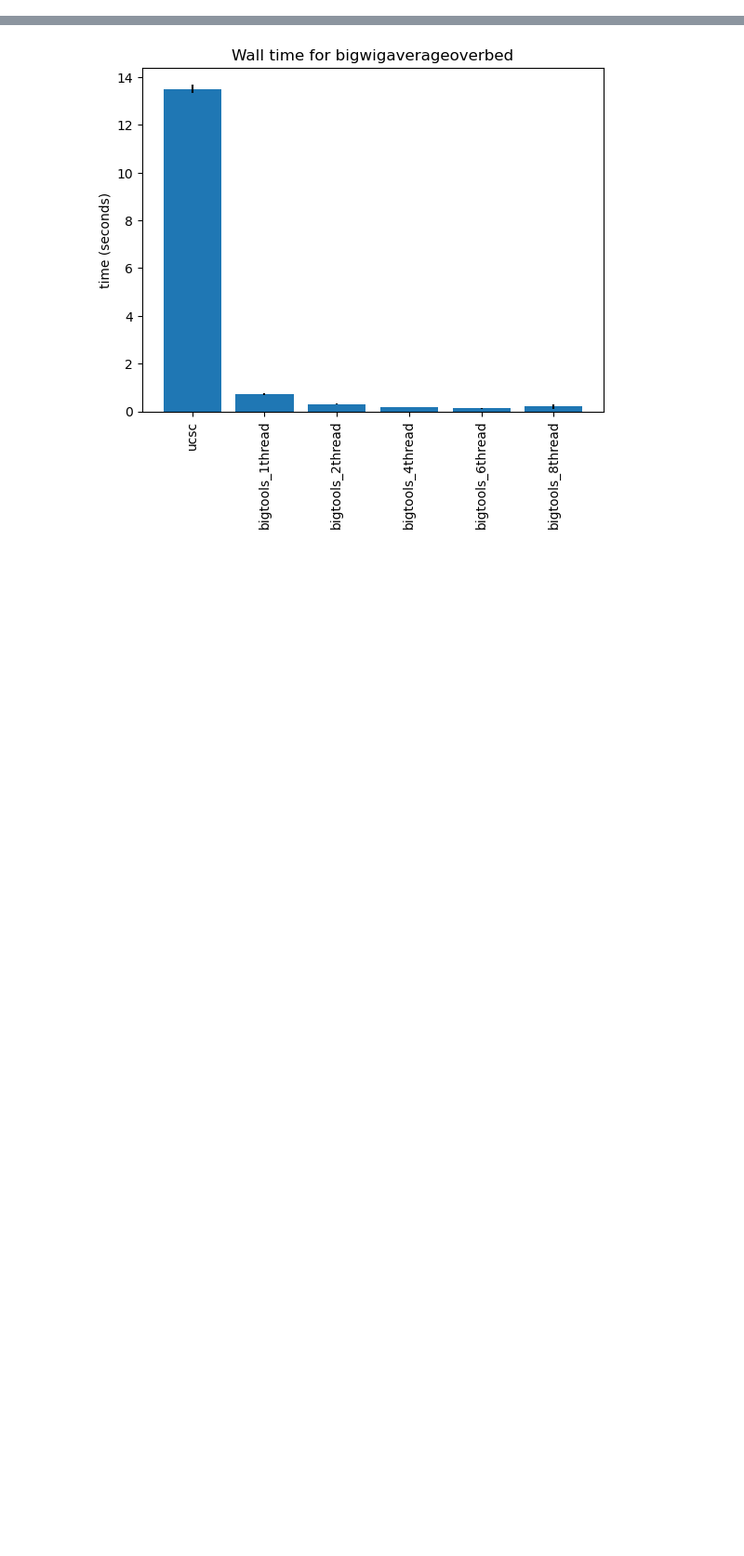
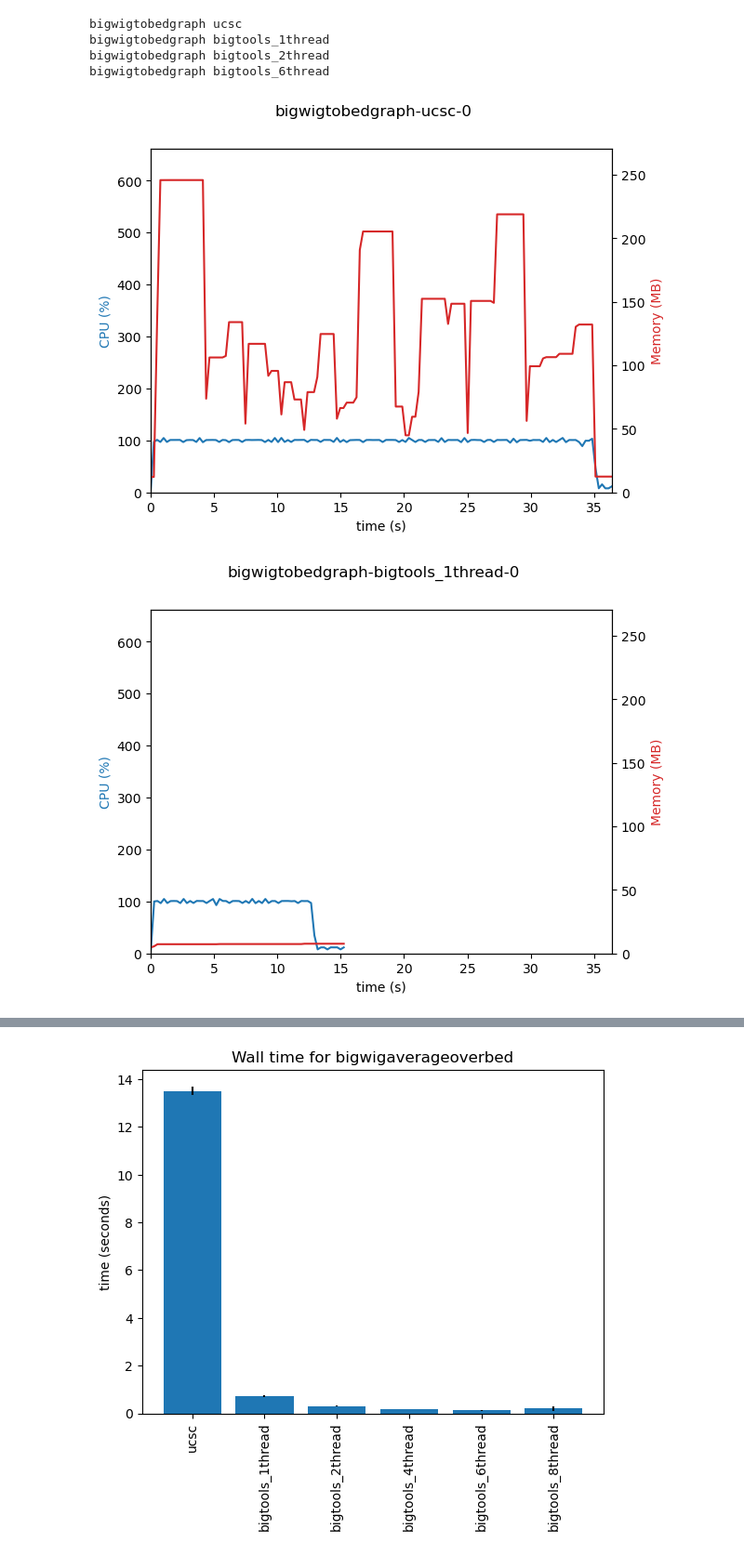
Before and after one commit to jackh726/bigtools, a Jupyter notebook: bench/bench_plots.ipynb, the cells around one changed output, grey strips where cells are left out. Shown: that part at 93% size. Saved outputs shown, nothing was run; the diff lists cells and outputs as text; code cells hidden in the pictures; blank space fills up the shorter version.

```diff
--- a/bench/bench_plots.ipynb
+++ b/bench/bench_plots.ipynb
@@ -8,7 +8,7 @@ def read_all_steps(test, source, rep):
     step = 0
     steps = []
     while True:
-        file_name = 'bigtools/workdir/output/' + test + '_' + source + '_' + str(rep) + '_' + str(step) + '.log'
+        file_name = '../workdir/output/' + test + '_' + source + '_' + str(rep) + '_' + str(step) + '.log'
         if not os.path.exists(file_name):
             return steps
         step_data = []
@@ -30,10 +30,10 @@ def read_all_reps(test, source):
         reps.append(rep_data)
         rep += 1
 
-with open('bigtools/workdir/output/comparison.txt') as f:
+with open('../workdir/output/comparison.txt') as f:
     comparisons = {}
     for line in f:
-        (test, source, time) = line.strip().split('\t')
+        (test, source, time, _, _) = line.strip().split('\t')
         reps = read_all_reps(test, source)
         if test not in comparisons:
             comparisons[test] = {}
@@ -45,31 +45,38 @@ with open('bigtools/workdir/output/comparison.txt') as f:
         maxcpu = 0
         maxmem = 0
         for source,reps in comparison.items():
             for rep in reps:
                 for step in rep:
                     maxtime = max(maxtime, max(s[0] for s in step))
                     maxcpu = max(maxcpu, max(s[1] for s in step))
                     maxmem = max(maxmem, max(s[2] for s in step))
         maxcpu = maxcpu * 1.1
         maxmem = maxmem * 1.1
         for source,reps in comparison.items():
             print(test, source)
             for i,rep in enumerate(reps):
                 # No current benchmarks with multiple steps
                 step_0 = rep[0]
-                outfile = 'bigtools/workdir/output/plots/' + test + '_' + source + '_' + str(i) + '.png'
+                outfile = '../workdir/output/plots/' + test + '_' + source + '_' + str(i) + '.png'
                 os.makedirs(os.path.dirname(outfile), exist_ok=True)
                 fig,ax1 = plt.subplots()
                 color = 'tab:blue'
                 ax1.set_xlabel('time (s)')
                 ax1.set_xlim(0, maxtime)
                 ax1.set_ylabel('CPU (%)', color=color)
                 ax1.set_ylim(0, maxcpu)
                 ax1.plot(list(d[0] for d in step_0), list(d[1] for d in step_0), color=color)
                 ax2 = ax1.twinx()
                 color = 'tab:red'
                 ax2.set_ylabel('Memory (MB)', color=color)
                 ax2.set_ylim(0, maxmem)
                 ax2.plot(list(d[0] for d in step_0), list(d[2] for d in step_0), color=color)
                 fig.savefig(outfile)
                 fig.suptitle(f'{test}-{source}-{i}')
+# %% [output]
+bigwigtobedgraph ucsc
+bigwigtobedgraph bigtools_1thread
+bigwigtobedgraph bigtools_2thread
+bigwigtobedgraph bigtools_6thread
+[figure, added]
+[figure, added]
```
Also changed, not shown: parts of 2 cells of this notebook, 14 other files.
